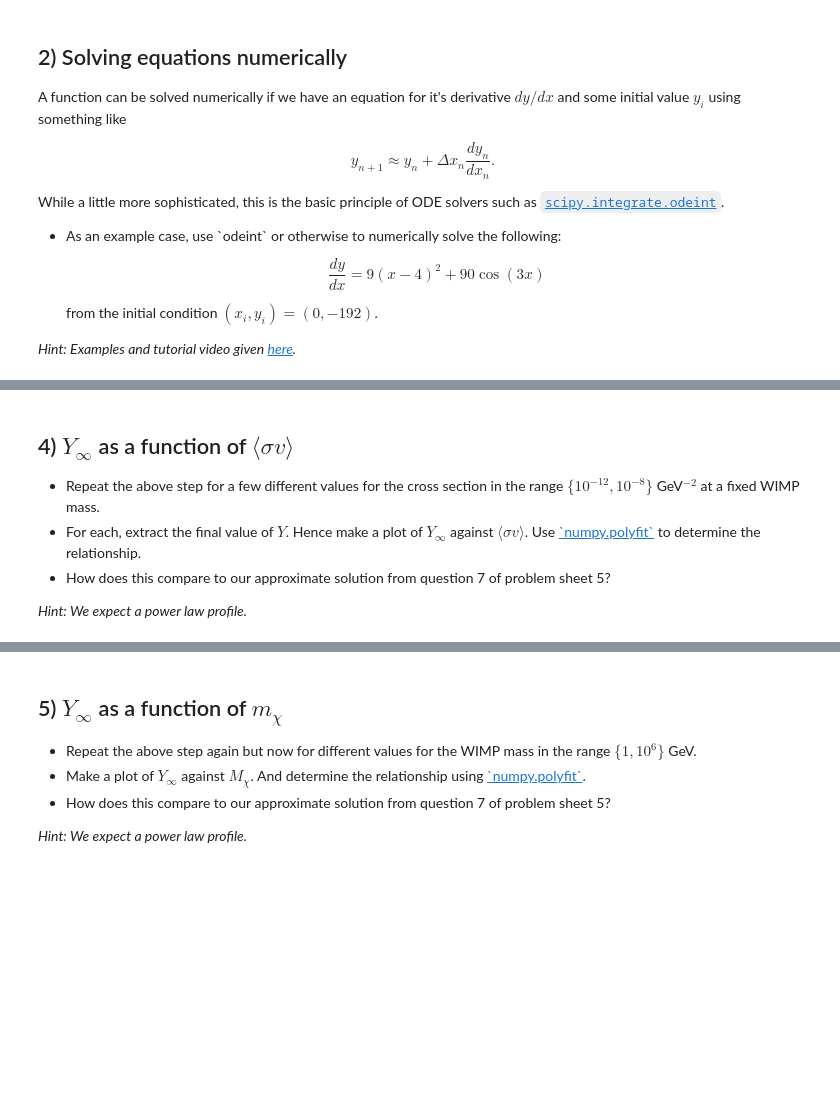
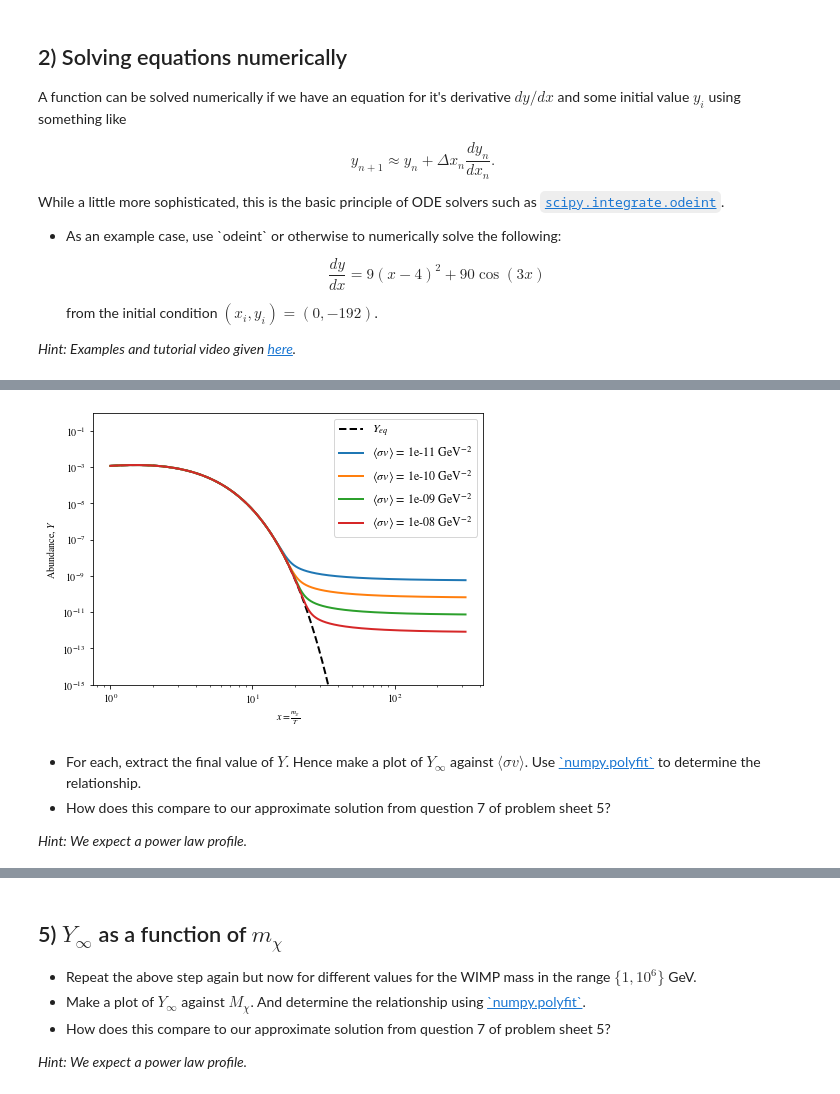
Before and after one commit to Dark-Matter-Textbook/Notebook-Exercises, a Jupyter notebook: Problems/wimp_relic_density/wimp-relic-solutions.ipynb, the cells around one changed output, grey strips where cells are left out. Cells and saved outputs as stored; diff of their text form; code cells hidden in the pictures; blank space fills up the shorter version.

Commit message:
Progress on WIMP relic density problems

```diff
--- a/Problems/wimp_relic_density/wimp-relic-solutions.ipynb
+++ b/Problems/wimp_relic_density/wimp-relic-solutions.ipynb
@@ -273,10 +190,42 @@ plt.legend();
+# %%
+# Constants
+m = 100 # GeV
+g_chi = 2
+g_s = 90
+
+cross_sections = np.logspace(-11, -8, 4)
+
+# Empty array to store Y_inf
+Y_inf = np.empty(len(cross_sections))
+
+log_x = np.linspace(0, 2.5, int(1e6))
+x = 10**log_x
+
+# Calculate and plot Y_eq
+y_eq = Y_eq(x, m, g_chi)
+
+plt.figure(figsize = (7,5))
+plt.loglog(x, y_eq,'k--', label = "$Y_{eq}$", lw = 2)
+Y0 = np.log10(y_eq[0])
+
+for i, sigv in enumerate(cross_sections):
+    psoln = odeint(deriv, Y0, log_x, args = (m, sigv, g_chi))
+    Y_i = 10**psoln
+    plt.loglog(x, Y_i, lw = 2,
+               label = r"$\langle \sigma v \rangle$ = {:.3}".format(sigv) + " GeV$^{-2}$")
+    Y_inf[i] = Y_i[-1][0]
+
+plt.ylim(1e-15, 1);
+plt.xlabel(r"$x =\frac{m_{\chi}}{T}$")
+plt.ylabel("Abundance, $Y$")
+plt.legend(loc = 1, prop={'size': 12})
+
+plt.show()
+# %% [output]
+[figure, added]
 # %% [markdown]
-## 4) $Y_{\infty}$ as a function of $\langle \sigma v \rangle$
-
 <ul>
-    <li>Repeat the above step for a few different values for the cross section in the range $\{10^{-12}, 10^{-8}\}$ GeV$^{-2}$ at a fixed WIMP mass.</li>
     <li>For each, extract the final value of $Y$. Hence make a plot of $Y_{\infty}$ against $\langle \sigma v \rangle$. Use <a href = "https://numpy.org/doc/1.18/reference/generated/numpy.polyfit.html">`numpy.polyfit`</a> to determine the relationship.</li>
     <li> How does this compare to our approximate solution from question 7 of problem sheet 5?</li>
 </ul>
-
 <i>Hint: We expect a power law profile.</i>
```
Also changed, not shown: parts of 20 cells of this notebook, 1 other file.
